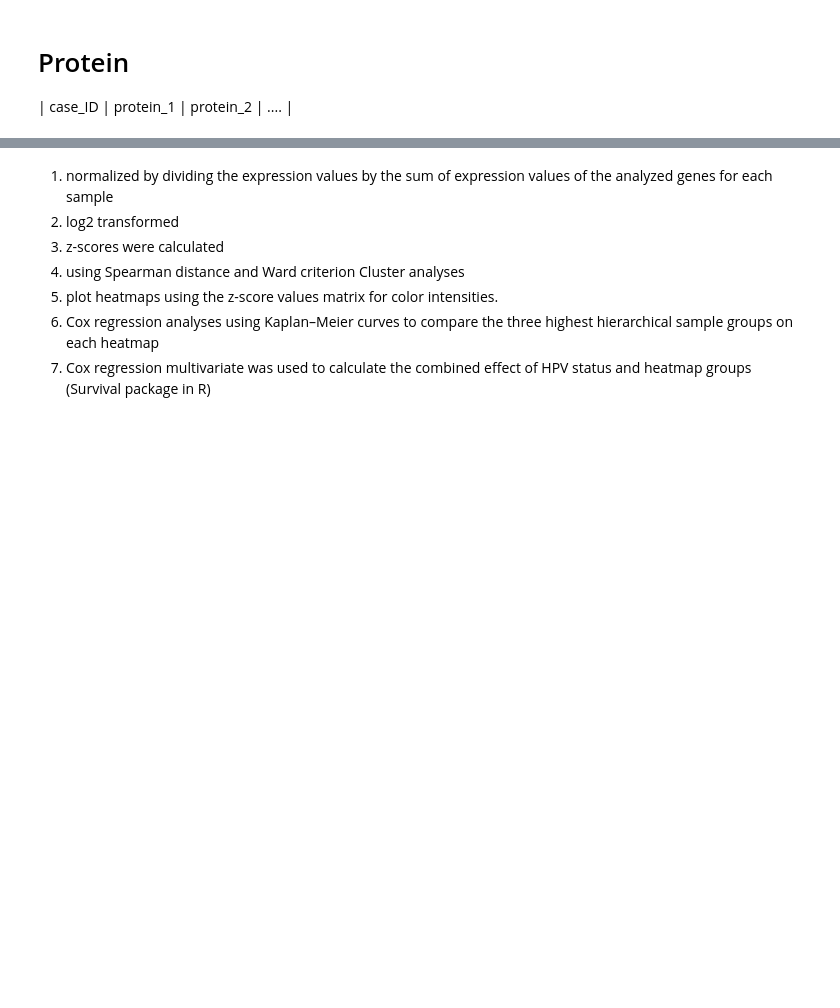
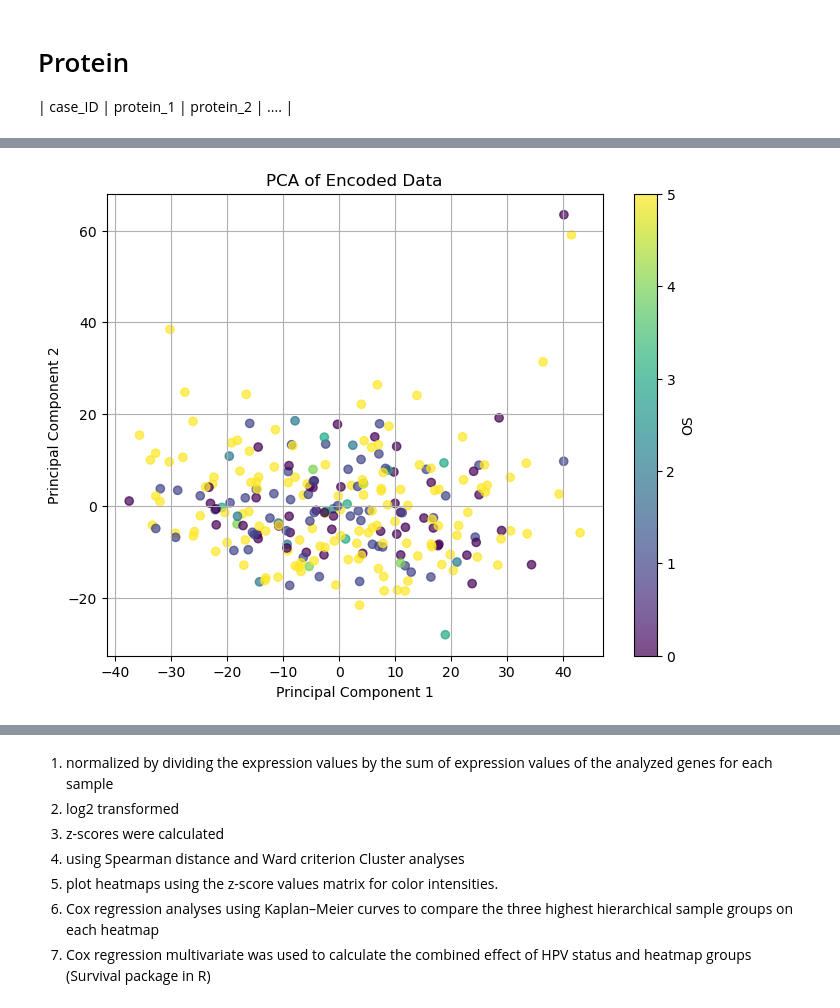
Before and after one commit to smgjch/HSAE, a Jupyter notebook: dataProcess.ipynb, the cells around one changed output, grey strips where cells are left out. Cells and saved outputs as stored; diff of their text form; code cells hidden in the pictures; blank space fills up the shorter version.

```diff
--- a/dataProcess.ipynb
+++ b/dataProcess.ipynb
@@ -107,0 +260,6 @@ merged_protein_expression
+# %%
+merged_df_no_inputation = merged_df_no_inputation.drop('case_submitter_id', axis=1)
+other = merged_df_no_inputation.columns.drop("days_to_death")
+X_train_no_inputation, X_test_no_inputation, y_train_no_inputation, y_test_no_inputation = train_test_split(merged_df_no_inputation[other], merged_df_no_inputation["days_to_death"],
+                                                    train_size=0.75,
+                                                    random_state=1)
@@ -107,0 +411,3 @@ merged_protein_expression
+# %%
+encoded_no_inputation = encoder_model_noIpt.predict(X_train_no_inputation)
+encoded_no_inputation.shape
@@ -107,0 +417,17 @@ merged_protein_expression
+# %%
+def map_years_to_group(value):
+    years = value / 365
+    if years <= 1:
+        return 0
+    elif 1 < years <= 3:
+        return 1
+    elif 3 < years <= 5:
+        return 2
+    elif 5 < years <= 10:
+        return 3
+    elif 10 < years <= 20:
+        return 4
+    else:  # years > 20 or alive which is nan in y
+        return 5
+y_train_no_inputation = y_train_no_inputation.apply(map_years_to_group)
+y_train_no_inputation
@@ -107,0 +436,17 @@ merged_protein_expression
+# %%
+pca = PCA(n_components=2)  # Reduce to 2 dimensions
+reduced_data = pca.fit_transform(encoded_no_inputation)
+
+# The first and second PCA components will serve as your x and y axes
+x = reduced_data[:, 0]
+y = reduced_data[:, 1]
+plt.figure(figsize=(8, 6))
+scatter = plt.scatter(x, y, c=y_train_no_inputation, cmap='viridis', alpha=0.7)
+plt.title('PCA of Encoded Data')
+plt.xlabel('Principal Component 1')
+plt.ylabel('Principal Component 2')
+plt.colorbar(scatter, label='OS')
+plt.grid(True)
+plt.show()
+# %% [output]
+[figure, added]
```
Also changed, not shown: parts of 56 cells of this notebook, 5 other files.
